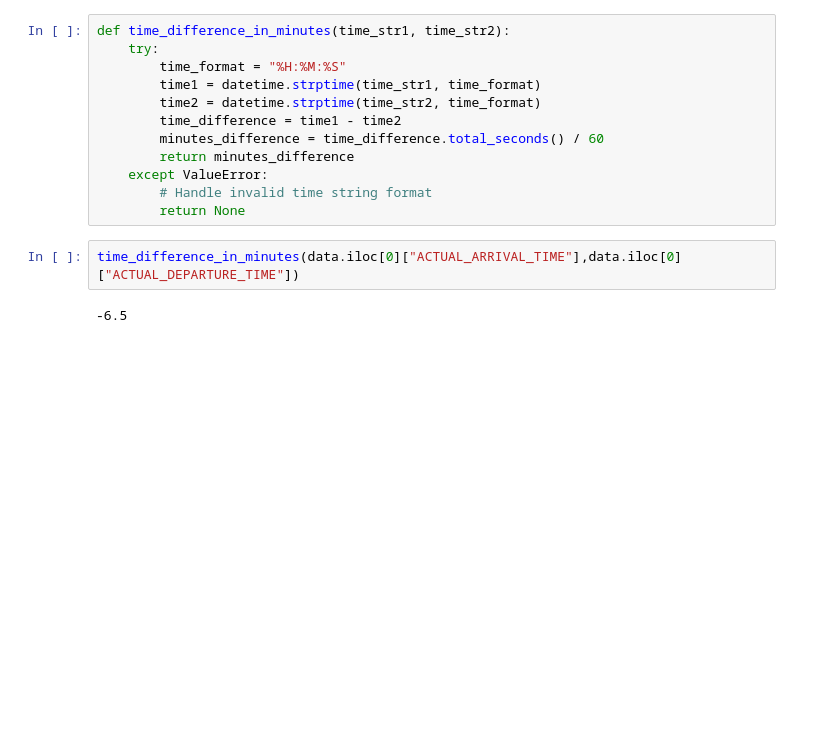
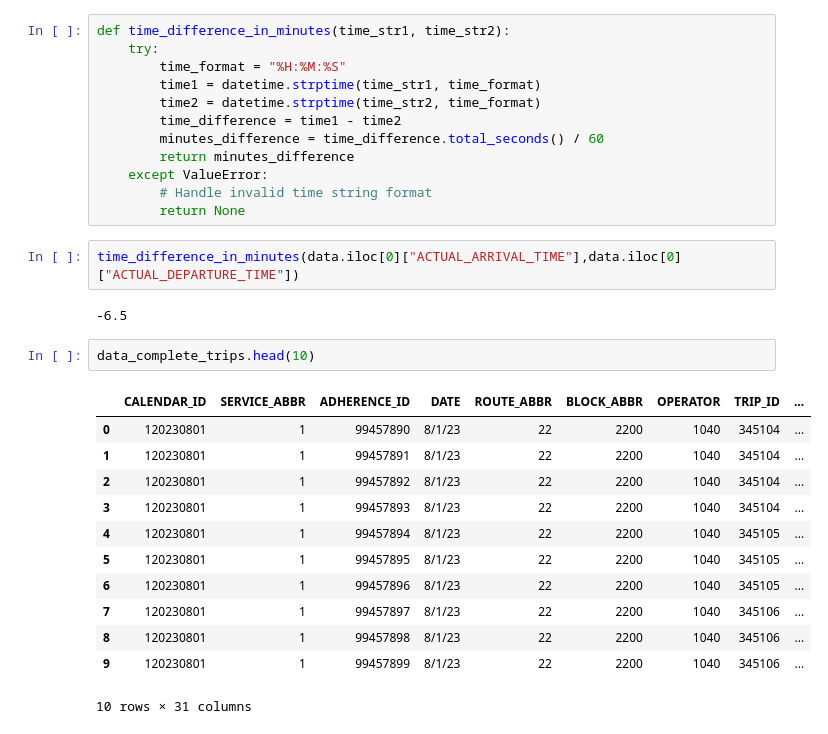
Before and after one commit to nss-data-science-cohort-7/wego-bone_scrapers_wego, a Jupyter notebook: notebooks/eda_sd.ipynb, the cells around one changed output. Saved outputs shown, nothing was run; the diff lists cells and outputs as text; blank space fills up the shorter version.

```diff
--- a/notebooks/eda_sd.ipynb
+++ b/notebooks/eda_sd.ipynb
@@ -172,3 +145,18 @@ def time_difference_in_minutes(time_str1, time_str2):
 time_difference_in_minutes(data.iloc[0]["ACTUAL_ARRIVAL_TIME"],data.iloc[0]["ACTUAL_DEPARTURE_TIME"])
 # %% [output]
 -6.5
+# %%
+data_complete_trips.head(10)
+# %% [output]
+|  | CALENDAR_ID | SERVICE_ABBR | ADHERENCE_ID | DATE | ROUTE_ABBR | BLOCK_ABBR | OPERATOR | TRIP_ID | ... |
+| 0 | 120230801 | 1 | 99457890 | 8/1/23 | 22 | 2200 | 1040 | 345104 | ... |
+| 1 | 120230801 | 1 | 99457891 | 8/1/23 | 22 | 2200 | 1040 | 345104 | ... |
+| 2 | 120230801 | 1 | 99457892 | 8/1/23 | 22 | 2200 | 1040 | 345104 | ... |
+| 3 | 120230801 | 1 | 99457893 | 8/1/23 | 22 | 2200 | 1040 | 345104 | ... |
+| 4 | 120230801 | 1 | 99457894 | 8/1/23 | 22 | 2200 | 1040 | 345105 | ... |
+| 5 | 120230801 | 1 | 99457895 | 8/1/23 | 22 | 2200 | 1040 | 345105 | ... |
+| 6 | 120230801 | 1 | 99457896 | 8/1/23 | 22 | 2200 | 1040 | 345105 | ... |
+| 7 | 120230801 | 1 | 99457897 | 8/1/23 | 22 | 2200 | 1040 | 345106 | ... |
+| 8 | 120230801 | 1 | 99457898 | 8/1/23 | 22 | 2200 | 1040 | 345106 | ... |
+| 9 | 120230801 | 1 | 99457899 | 8/1/23 | 22 | 2200 | 1040 | 345106 | ... |
+10 rows × 31 columns
```
Also changed, not shown: parts of 13 cells of this notebook, 1 other file.
